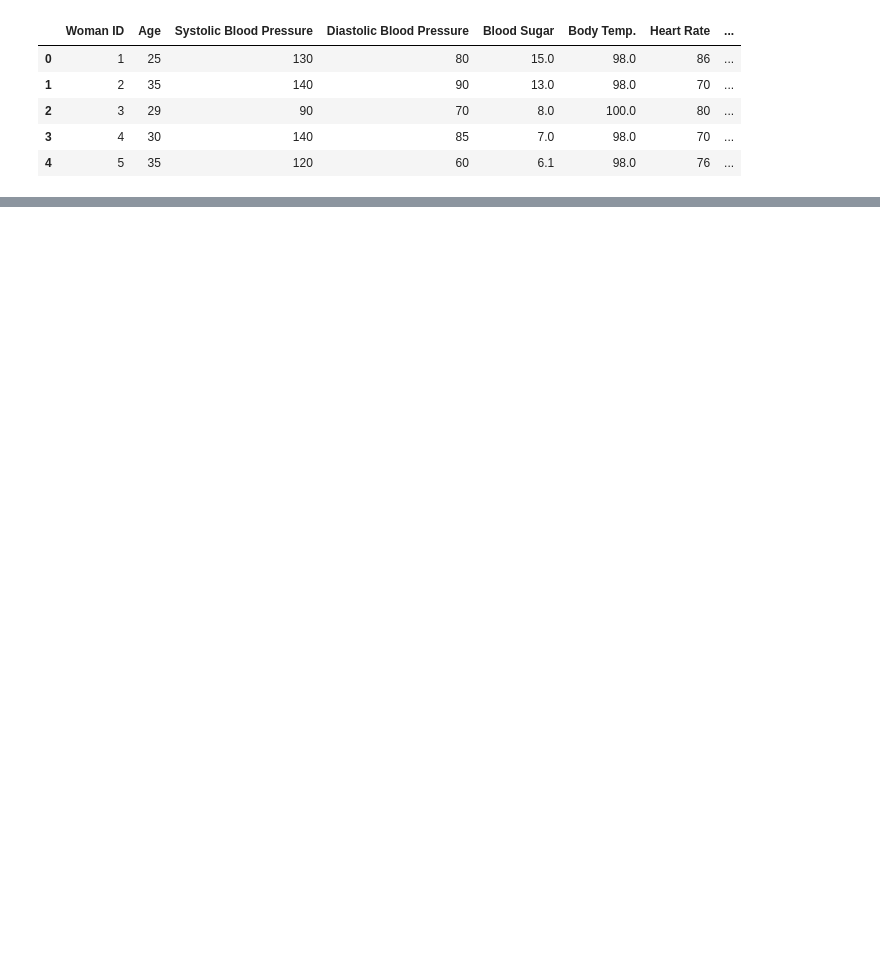
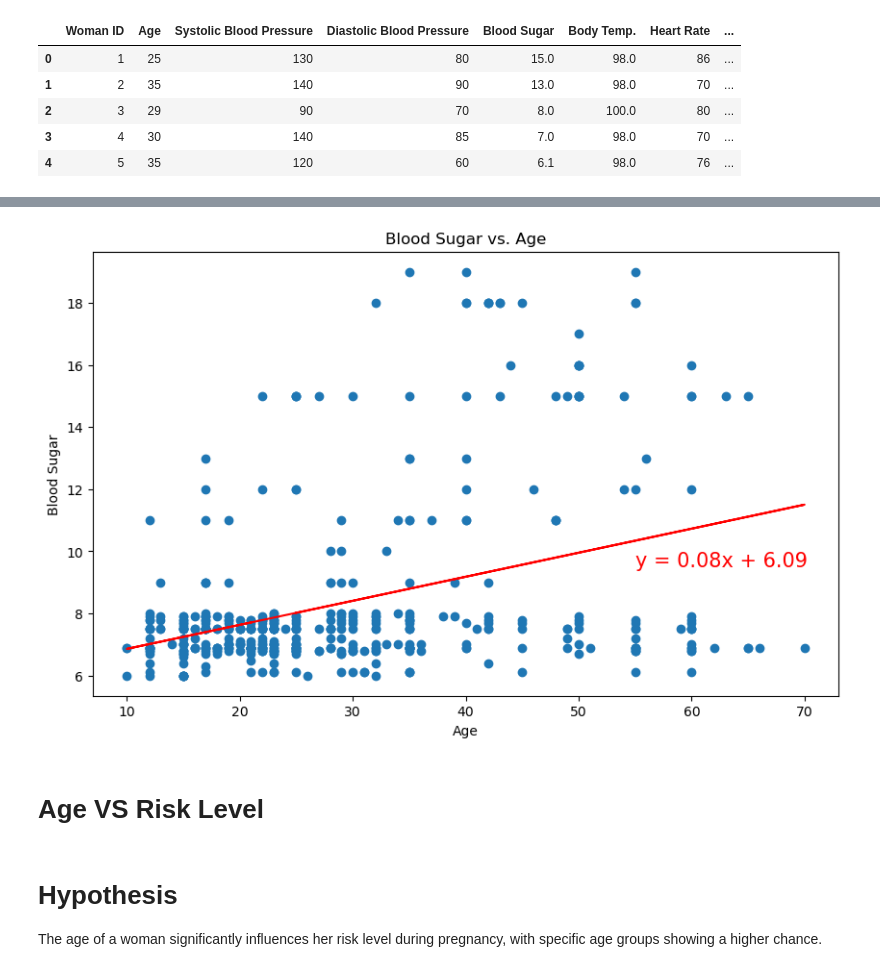
Before and after one commit to larissarmourap/Project1group3, a Jupyter notebook: MariaVillacreces.ipynb, the cells around one changed output, grey strips where cells are left out. Cells and saved outputs as stored; diff of their text form; code cells hidden in the pictures; blank space fills up the shorter version.

```diff
--- a/MariaVillacreces.ipynb
+++ b/MariaVillacreces.ipynb
@@ -59,0 +338,31 @@ renamed_df.head()
+# %%
+# Generate a Scatter Plot for Blood Sugar
+
+# Plotting scatter plot
+plt.figure(figsize=(10, 6))
+
+#Linear Regression plotting
+x_values = bs_categorized['Age']
+y_values = bs_categorized['Blood Sugar']
+(slope, intercept, rvalue, pvalue, stderr) = linregress(x_values, y_values)
+regress_values = x_values * slope + intercept
+line_eq = "y = " + str(round(slope,2)) + "x + " + str(round(intercept,2))
+plt.scatter(x_values, y_values)
+plt.plot(x_values,regress_values,"r-")
+plt.annotate(line_eq,(55,9.5), fontsize=15, color = "red")
+
+# Labeling
+plt.title('Blood Sugar vs. Age')
+plt.xlabel('Age')
+plt.ylabel('Blood Sugar')
+
+
+plt.savefig('C:\\Users\\maria\\OneDrive\\hw\\Project01\\Project1group3\\Fig4.png')
+plt.show()
+# %% [output]
+[figure, added]
+# %% [markdown]
+# Age VS Risk Level
+# %% [markdown]
+# Hypothesis
+The age of a woman significantly influences her risk level during pregnancy, with specific age groups showing a higher chance.
```
Also changed, not shown: parts of 51 cells of this notebook, 8 other files.
